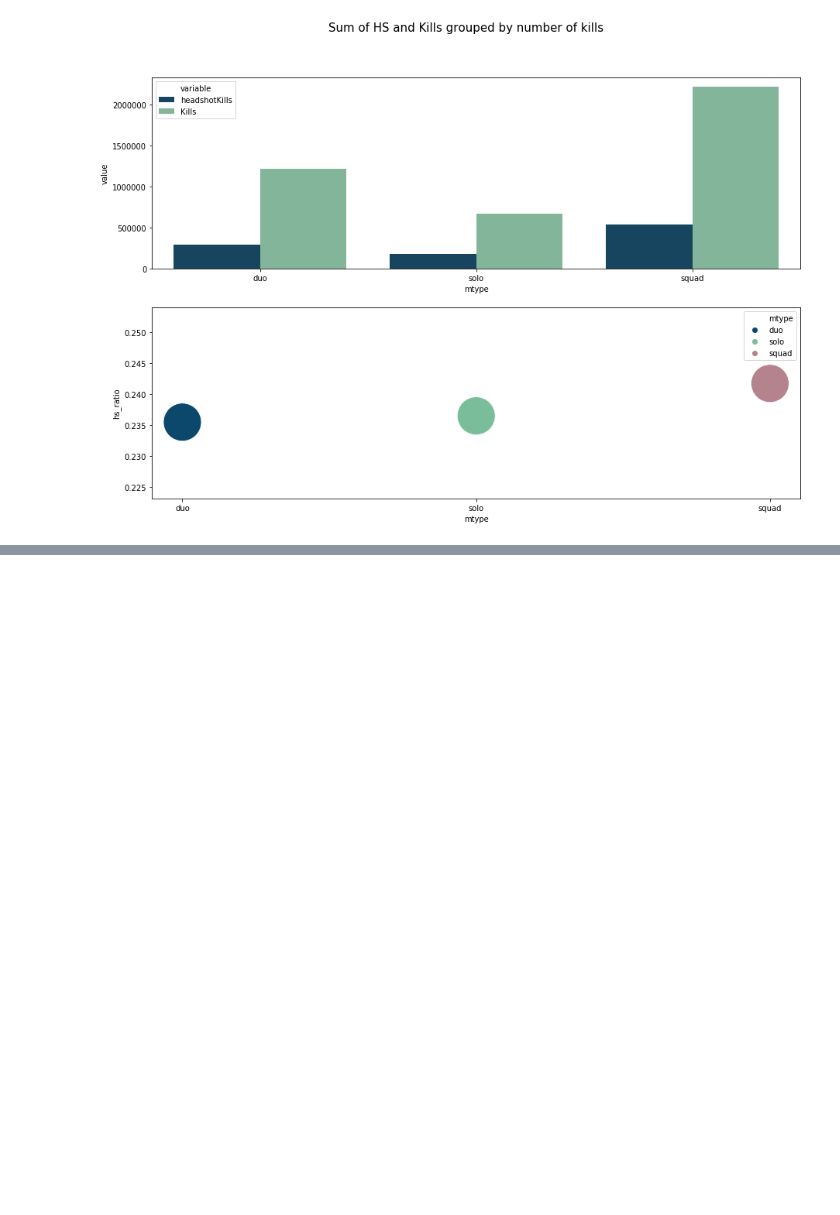
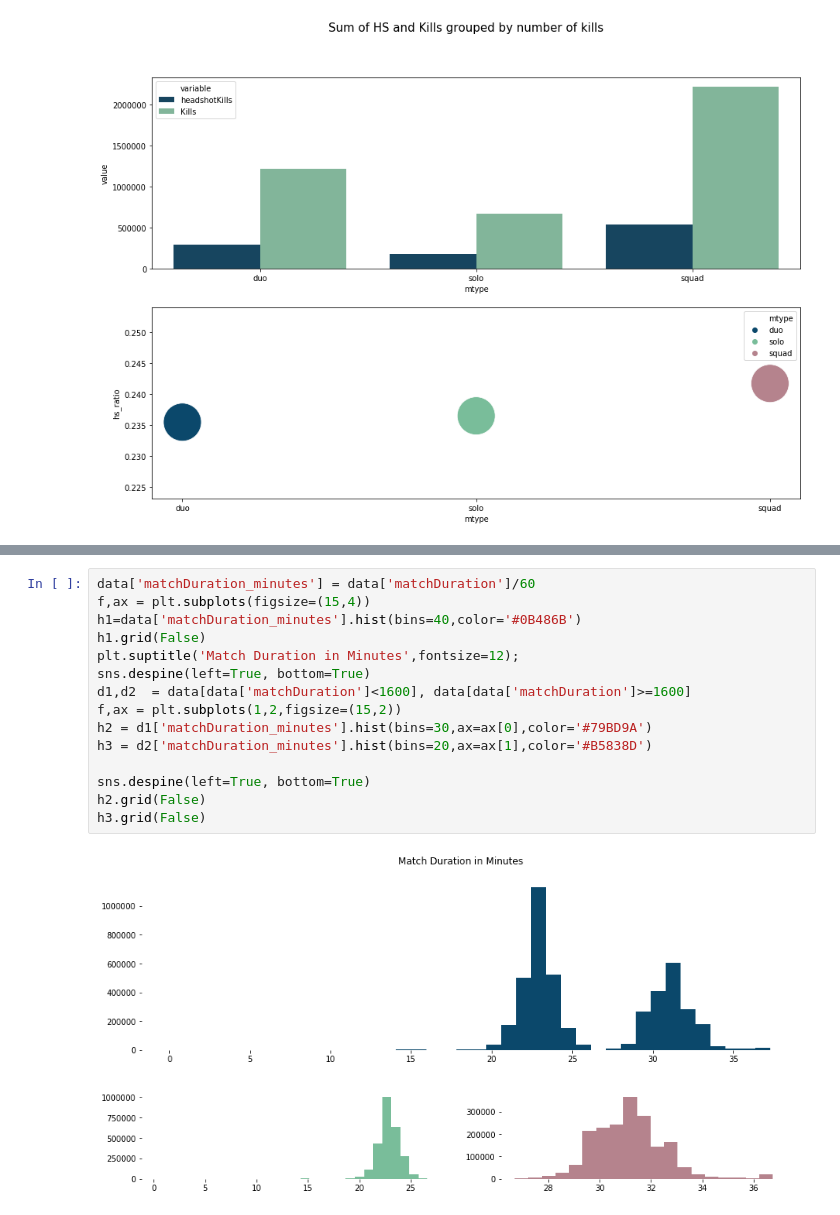
Before and after one commit to JakubPluta/EDA-ML, a Jupyter notebook: PUBG - battle royal game EDA.ipynb, the cells around one changed output, grey strips where cells are left out. Saved outputs shown, nothing was run; the diff lists cells and outputs as text; blank space fills up the shorter version.

```diff
--- a/PUBG - battle royal game EDA.ipynb
+++ b/PUBG - battle royal game EDA.ipynb
@@ -446,0 +484,18 @@ f0 = sns.scatterplot(y='hs_ratio',x='mtype',data=df1,ax=ax[1],s=2400,hue='mtype'
+# %%
+data['matchDuration_minutes'] = data['matchDuration']/60
+f,ax = plt.subplots(figsize=(15,4))
+h1=data['matchDuration_minutes'].hist(bins=40,color='#0B486B')
+h1.grid(False)
+plt.suptitle('Match Duration in Minutes',fontsize=12);
+sns.despine(left=True, bottom=True)
+d1,d2  = data[data['matchDuration']<1600], data[data['matchDuration']>=1600]
+f,ax = plt.subplots(1,2,figsize=(15,2))
+h2 = d1['matchDuration_minutes'].hist(bins=30,ax=ax[0],color='#79BD9A')
+h3 = d2['matchDuration_minutes'].hist(bins=20,ax=ax[1],color='#B5838D')
+
+sns.despine(left=True, bottom=True)
+h2.grid(False)
+h3.grid(False)
+# %% [output]
+[figure, added]
+[figure, added]
```
Also changed, not shown: parts of 14 cells of this notebook.
